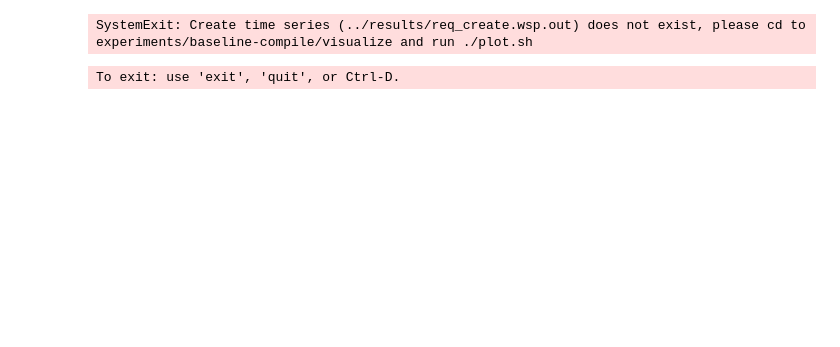
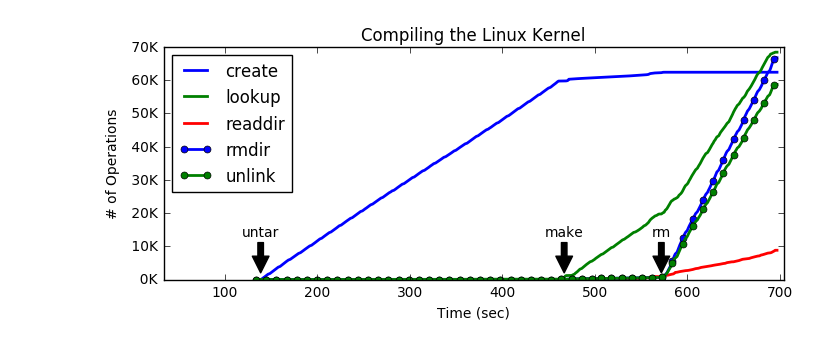
Before and after one commit to michaelsevilla/cudele-popper, a Jupyter notebook: experiments/baseline-compile/visualize/viz.ipynb, the cells around one changed output. Cells and saved outputs as stored; diff of their text form; code cells hidden in the pictures; blank space fills up the shorter version.

```diff
--- a/experiments/baseline-compile/visualize/viz.ipynb
+++ b/experiments/baseline-compile/visualize/viz.ipynb
@@ -23,18 +21,6 @@ def read_timeseries(metric, label):
     del df['index']
     df = df[df['Time (sec)'] != 0]
     return df
-
-# parse into data frames
-df = read_timeseries('req_create', 'create')
-for req in ['readdir', 'lookup', 'unlink', 'rmdir']:
-    df = pd.merge(df, read_timeseries('req_'+req, req), on='Time (sec)')
-df = df[df['create'] > 11] # lop off the beginning of the trace
-
-# plot the graph
-fig, ax = plt.subplots(1, 1, figsize=(8, 3))
-args = {'ax': ax, 'x': 'Time (sec)', 'lw': 2, 'colors': ['blue', 'green', 'red']}
-df.plot(y=['create', 'lookup', 'readdir'], **args)
-df.plot(y=['rmdir', 'unlink'], marker='o', markersize=5, markevery=10, **args)
 
 # annotate graph with job phases
 def plot_phases(ax, df, fname, jobs=['untar', 'make', 'rm'], y0=2000, y1=13000):
@@ -51,15 +37,34 @@ def plot_phases(ax, df, fname, jobs=['untar', 'make', 'rm'], y0=2000, y1=13000):
             ax.annotate(row['label'], xy=(t, y0), xytext=(t, y1),
                         ha='center', arrowprops=dict(facecolor='black'))
         t += sec
-    print runtimes
 
-plot_phases(ax, df, '../results/compile-threads-4-node-5-2017-12-11-18:10:25.txt')
-ax.set_ylabel("# of Operations")
-ax.set_yticklabels(['{:3.0f}K'.format(y/1000) for y in ax.get_yticks()])
-ax.set_xticklabels(range(0, 1000, 100))
-ax.set_xlim(1510373598 - 100, 1510373598 + 740)
-ax.set_title("Compiling the Linux Kernel")
-#fig.savefig('../../../paper/figures/compile-ops.png', bbox_inches='tight', dpi=400)
+def trim(mod, axis):
+    for i in range(0, len(axis)):
+        if i % mod != 0:
+            axis[i] = ""
+    axis[0] = ""
+    return axis
-# %% [output]
-SystemExit: Create time series (../results/req_create.wsp.out) does not exist, please cd to experiments/baseline-compile/visualize and run ./plot.sh
-To exit: use 'exit', 'quit', or Ctrl-D.
+# %%
+# parse into data frames
+df = read_timeseries('req_create', 'create')
+for req in ['readdir', 'lookup', 'unlink', 'rmdir']:
+    df = pd.merge(df, read_timeseries('req_'+req, req), on='Time (sec)')
+df = df[df['create'] > 11] # lop off the beginning of the trace
+
+# plot the graph
+fig, ax = plt.subplots(1, 1, figsize=(8, 3))
+args = {'ax': ax, 'x': 'Time (sec)', 'lw': 2, 'colors': ['blue', 'green', 'red']}
+df.plot(y=['create', 'lookup', 'readdir'], **args)
+df.plot(y=['rmdir', 'unlink'], marker='o', markersize=5, markevery=10, **args)
+plot_phases(ax, df, '../results/compile-threads-4-node-5-2017-12-11-20:15:24.txt')
+
+# format
+ax.set_ylabel("# of Operations")
+ax.set_yticklabels(['{:3.0f}K'.format(y/1000) for y in ax.get_yticks()])
+ax.set_xticklabels(range(0, 1000, 100))
+ax.set_xlim(1513045534 - 100, 1513045534 + 570)
+ax.set_title("Compiling the Linux Kernel")
+ax.legend(fontsize=12, loc='upper left')
+fig.savefig('../../../paper/figures/compile-ops.png', bbox_inches='tight', dpi=400)
+# %% [output]
+[figure, added]
```
Also changed, not shown: parts of 2 cells of this notebook, 11 other files.
